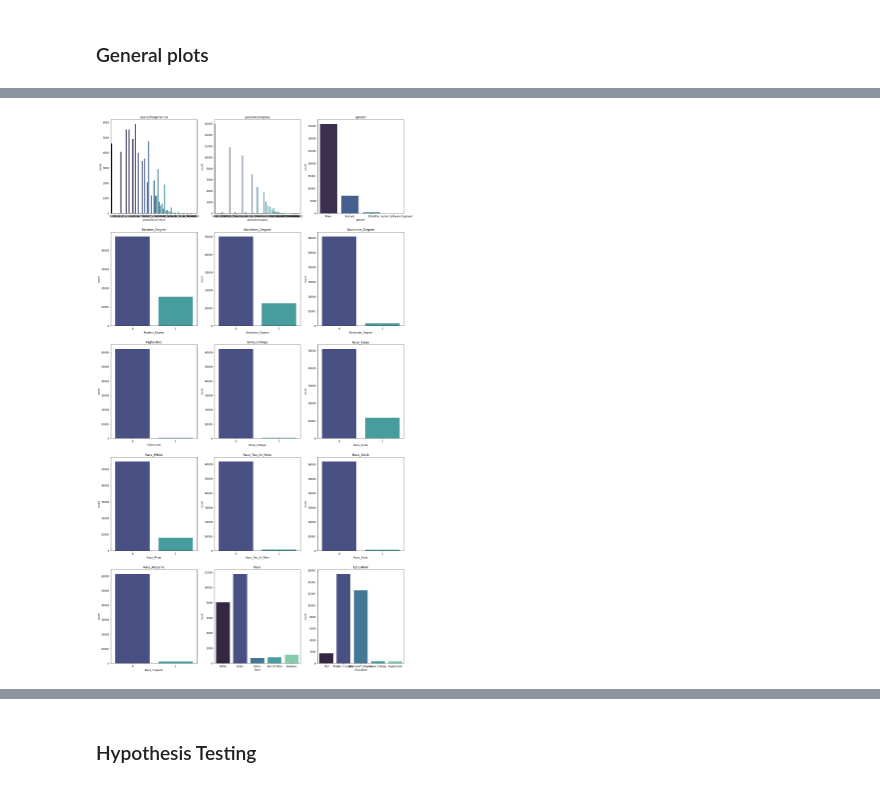
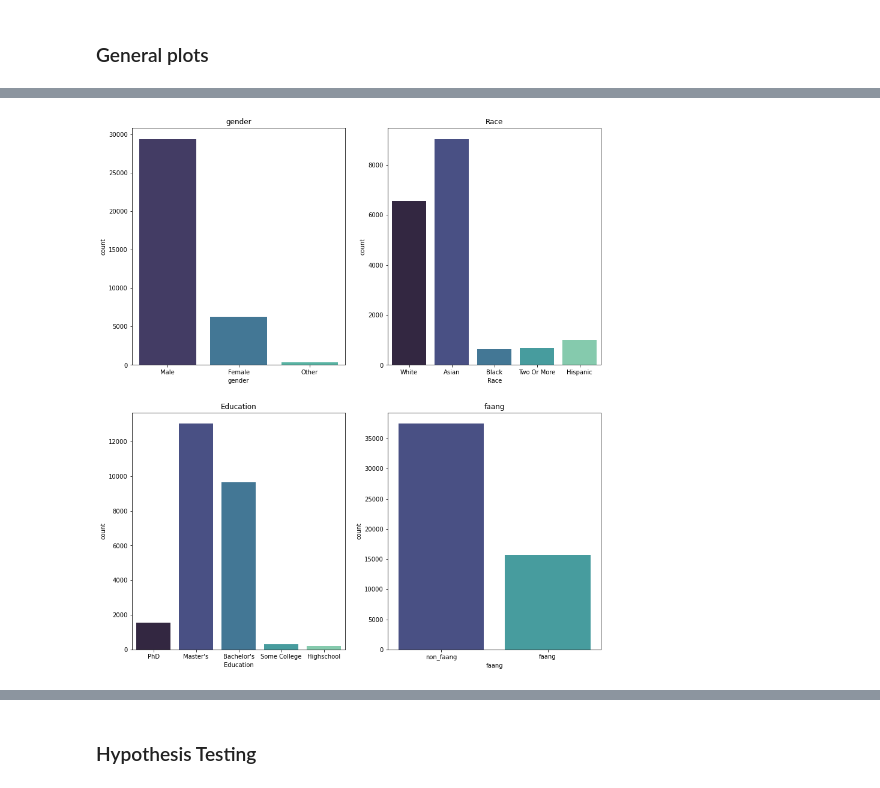
Before and after one commit to jgeorge313/DS_GA_1001_Capstone, a Jupyter notebook: Master.ipynb, the cells around one changed output, grey strips where cells are left out. Drawn from its saved outputs; the diff is of its cells as text; code cells hidden in the pictures.

```diff
--- a/Master.ipynb
+++ b/Master.ipynb
@@ -49,2 +49,30 @@ raw_df.head()
+# %%
+raw_df = match_industry(raw_df) # Fills in sector
+
+#Rounds the number of years of experience (reduces number of categories)
+raw_df.loc[:,'yearsofexperience'] = np.round(raw_df.loc[:,'yearsofexperience'])
+raw_df.loc[:,'yearsatcompany'] = np.round(raw_df.loc[:,'yearsatcompany'])
+
+#Drop users that had a higher value for yearsatcompany than yearsofexperience
+raw_df.drop(raw_df[(raw_df.loc[:,'yearsatcompany'] - raw_df.loc[:,'yearsofexperience']) > 0].index.to_list(), inplace=True)
+
+#Fill in missing values for dmaid
+raw_df['dmaid'].fillna(raw_df['dmaid'].median(), inplace=True)
+
+#Changes the category names of education to fit into plot
+raw_df['Education'].replace({"Master's Degree": "Master's", "Bachelor's Degree": "Bachelor's"}, inplace=True)
+
+#Add region, faang, year columns and cleans the tag and sector columns
+raw_df = extract_state(raw_df)
+raw_df = extract_year(raw_df)
+raw_df = extract_tag(raw_df)
+raw_df = faang(raw_df)
+raw_df = match_industry(raw_df)
+
+# Deletes wrong input in gender
+raw_df.drop(raw_df[raw_df['gender'] == 'Title: Senior Software Engineer'].index, inplace=True)
+# %%
+df = raw_df[['company', 'title', 'totalyearlycompensation', 'location', 'yearsofexperience', 'yearsatcompany',
+             'gender', 'Education', 'Race', 'sector', 'region', 'faang', 'dmaid', 'tag', 'year']]
 # %% [markdown]
 ### General plots
@@ -51,9 +84,7 @@ raw_df.head()
 # %%
-categorical_features = ['yearsofexperience', 'yearsatcompany', 'gender', 'Masters_Degree', 'Bachelors_Degree',
-                        'Doctorate_Degree', 'Highschool', 'Some_College', 'Race_Asian', 'Race_White', 'Race_Two_Or_More',
-                        'Race_Black', 'Race_Hispanic', 'Race', 'Education']
+categorical_features = ['gender', 'Race', 'Education', 'faang']
 
 plot_features(df, categorical_features, is_categorical=True)
 # %% [output]
-[figure, old version]
+[figure, new version]
 # %%
```
Also changed, not shown: parts of 50 cells of this notebook.
